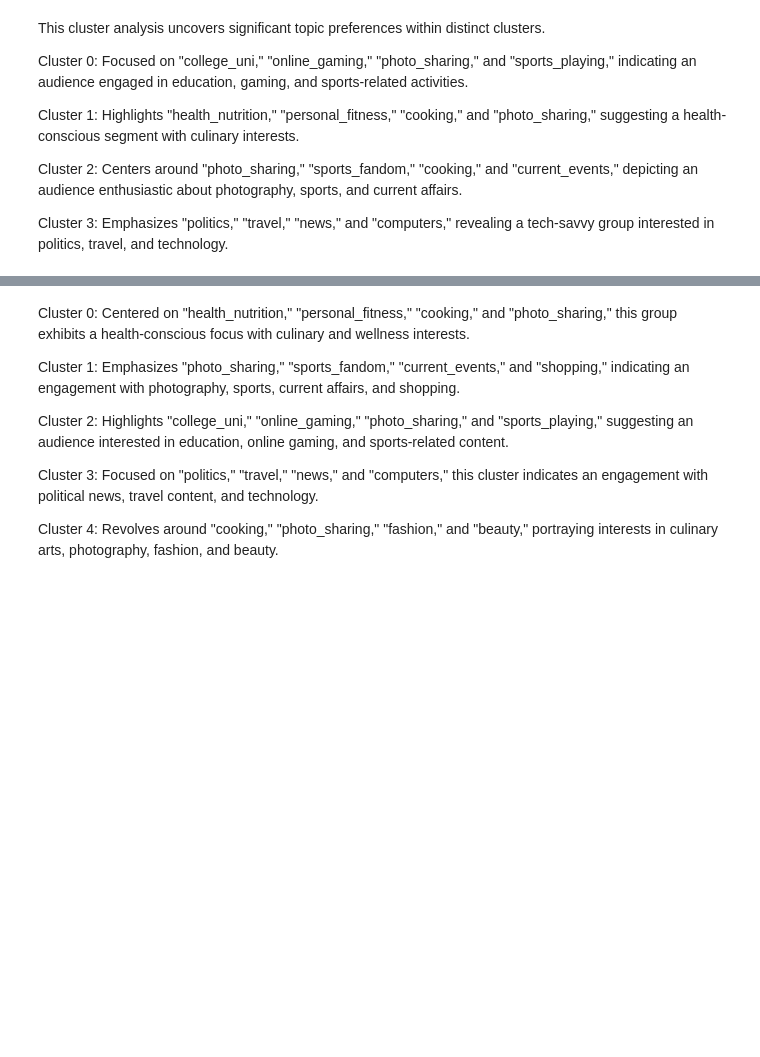
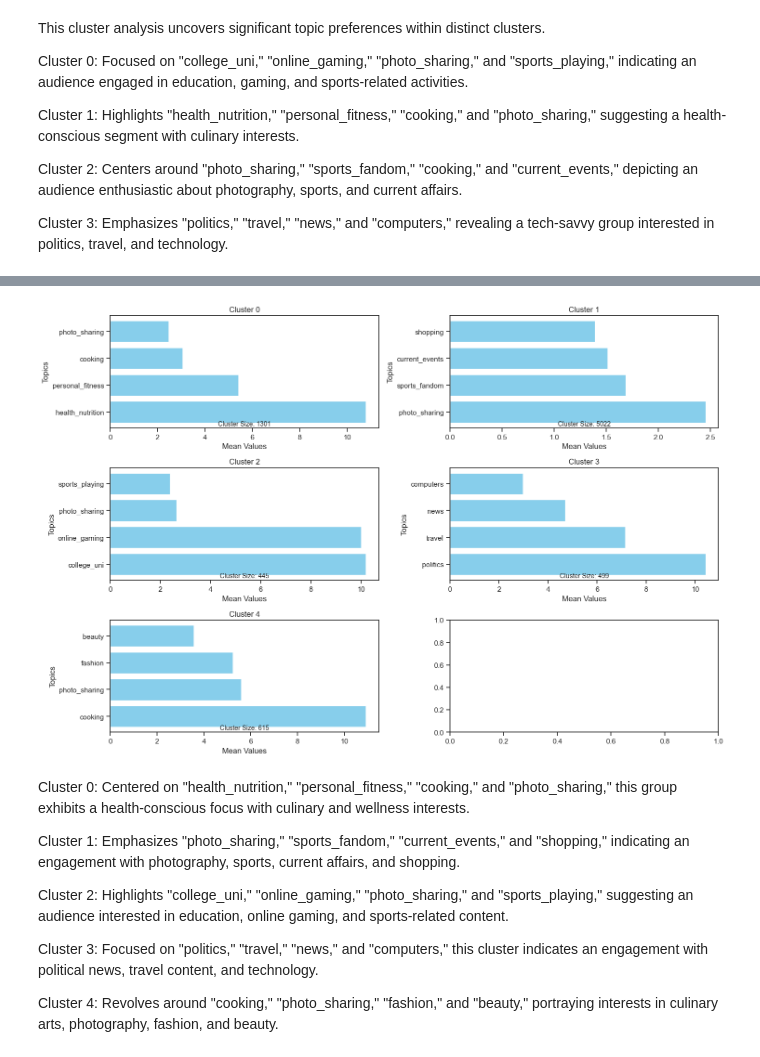
Before and after one commit to rahullborana/social-marketing-customer-targets, a Jupyter notebook: social-marketing-customer-targets.ipynb, the cells around one changed output, grey strips where cells are left out. Saved outputs shown, nothing was run; the diff lists cells and outputs as text; code cells hidden in the pictures; blank space fills up the shorter version.

```diff
--- a/social-marketing-customer-targets.ipynb
+++ b/social-marketing-customer-targets.ipynb
@@ -551,35 +696,37 @@ for cluster, info in cluster_info_dict.items():
 
 # Create a grid of subplots
 num_clusters = len(cluster_info_dict)
-rows = num_clusters // 2
+rows = (num_clusters+1) // 2
 cols = 2
 fig, axes = plt.subplots(rows, cols, figsize=(15, 10))
 
 if rows == 1:
     axes = [axes]
 
 # Iterate over each cluster and its corresponding subplot
 for i, (cluster, info) in enumerate(cluster_info_dict.items()):
     row = i // cols
     col = i % cols
 
     top_topics = info['top_topics']
     top_values = info['top_values']
     cluster_size = info['cluster_size']
 
     # Plot the top topics for the current cluster on the corresponding subplot
     axes[row][col].barh(top_topics, top_values, color='skyblue')
     axes[row][col].set_xlabel('Mean Values')
     axes[row][col].set_ylabel('Topics')
     axes[row][col].set_title(f'Cluster {cluster}')
 
     # Display the cluster size as a text annotation
     axes[row][col].annotate(f'Cluster Size: {cluster_size}', xy=(0.5, 0.02),
                             xycoords='axes fraction', ha='center', fontsize=10)
 
 # Adjust layout for better spacing between subplots
 plt.tight_layout()
 plt.show()
+# %% [output]
+[figure, added]
 # %% [markdown]
 Cluster 0: Centered on "health_nutrition," "personal_fitness," "cooking," and "photo_sharing," this group exhibits a health-conscious focus with culinary and wellness interests.
 
```
Also changed, not shown: parts of 25 cells of this notebook, 1 other file.
